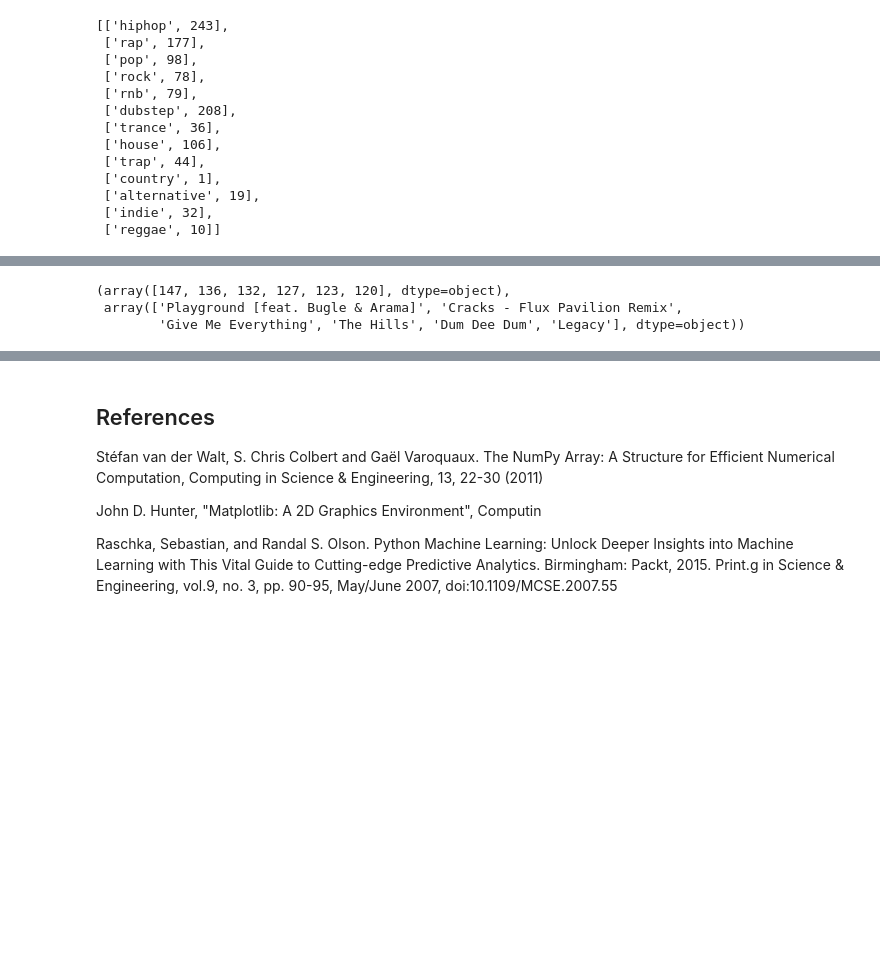
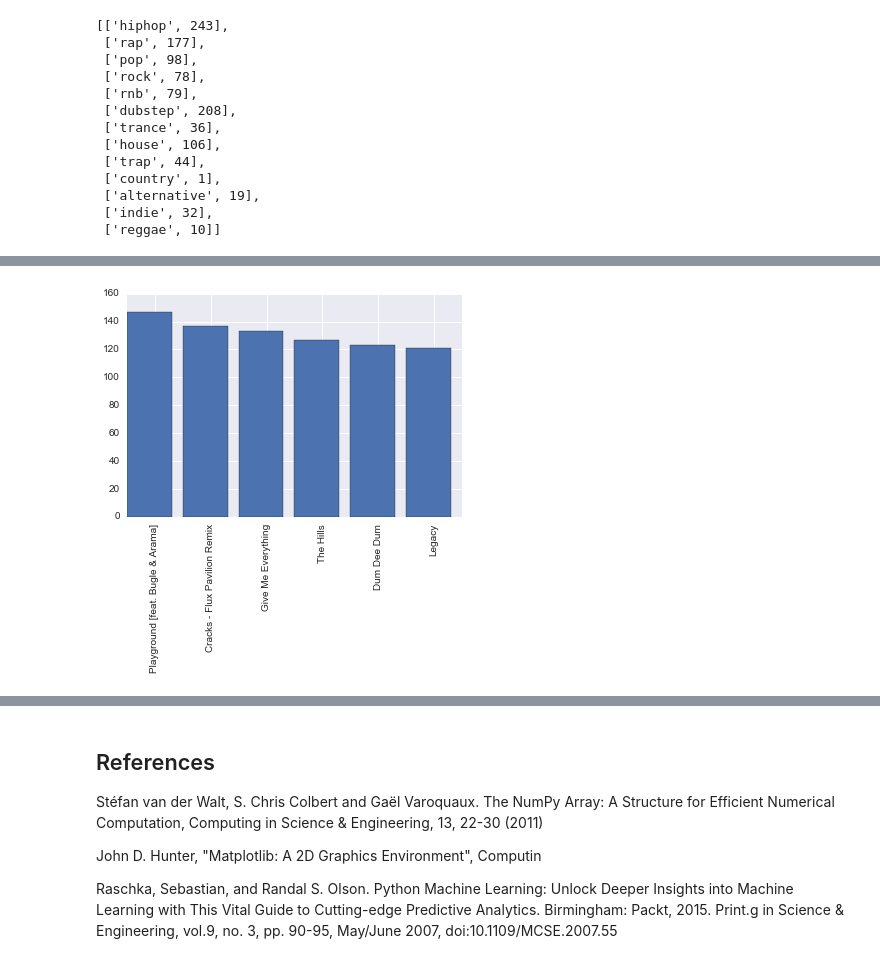
Before and after one commit to chaseWilliams/moodify, a Jupyter notebook: new_features.ipynb, the cells around one changed output, grey strips where cells are left out. Saved outputs shown, nothing was run; the diff lists cells and outputs as text; code cells hidden in the pictures; blank space fills up the shorter version.

```diff
--- a/new_features.ipynb
+++ b/new_features.ipynb
@@ -341,9 +343,10 @@ plt.show()
 # %%
 sorted_values = user.library.sort_values('count', ascending=False).values
 top_five_values = sorted_values[:6, -1]
 top_five_names = sorted_values[:6, 0]
-top_five_values, top_five_names
+xaxis = np.arange(0, 6)
+plt.bar(xaxis, top_five_values)
+plt.xticks(xaxis + 0.5, top_five_names, rotation=90)
+plt.show()
 # %% [output]
-(array([147, 136, 132, 127, 123, 120], dtype=object),
- array(['Playground [feat. Bugle & Arama]', 'Cracks - Flux Pavilion Remix',
-        'Give Me Everything', 'The Hills', 'Dum Dee Dum', 'Legacy'], dtype=object))
+[figure, added]
```
Also changed, not shown: parts of 15 cells of this notebook, 3 other files.
